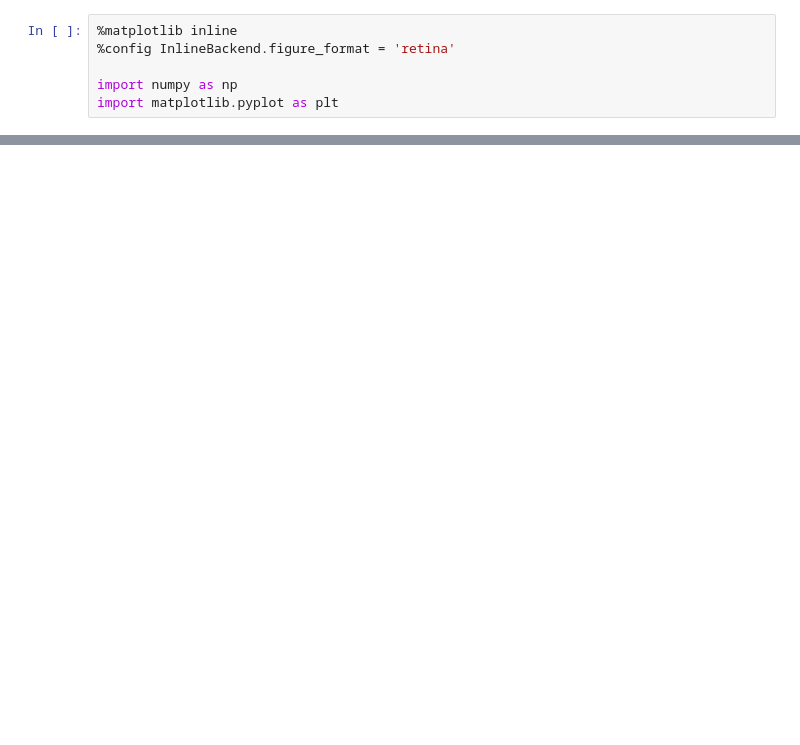
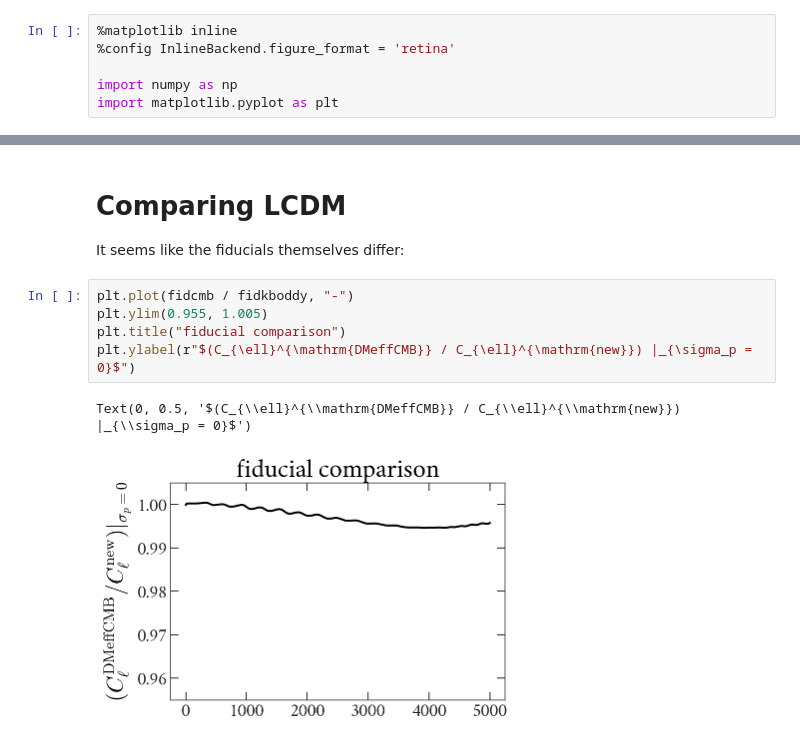
Before and after one commit to xzackli/compare_new_old_dmeff, a Jupyter notebook: compare.ipynb, the cells around one changed output, grey strips where cells are left out. Cells and saved outputs as stored; diff of their text form; blank space fills up the shorter version.

Commit message:
comparing the fiducials and shared params

```diff
--- a/compare.ipynb
+++ b/compare.ipynb
@@ -19,0 +21,12 @@ Text(0, 0.5, '$(C_{\\ell}^{\\mathrm{dmeff}} / C_{\\ell}^{\\mathrm{fid}}) |_{\\si
+# %% [markdown]
+# Comparing LCDM
+
+It seems like the fiducials themselves differ:
+# %%
+plt.plot(fidcmb / fidkboddy, "-")
+plt.ylim(0.955, 1.005)
+plt.title("fiducial comparison")
+plt.ylabel(r"$(C_{\ell}^{\mathrm{DMeffCMB}} / C_{\ell}^{\mathrm{new}}) |_{\sigma_p = 0}$")
+# %% [output]
+Text(0, 0.5, '$(C_{\\ell}^{\\mathrm{DMeffCMB}} / C_{\\ell}^{\\mathrm{new}}) |_{\\sigma_p = 0}$')
+[figure, added]
```
Also changed, not shown: parts of 1 cell of this notebook, 7 other files.
